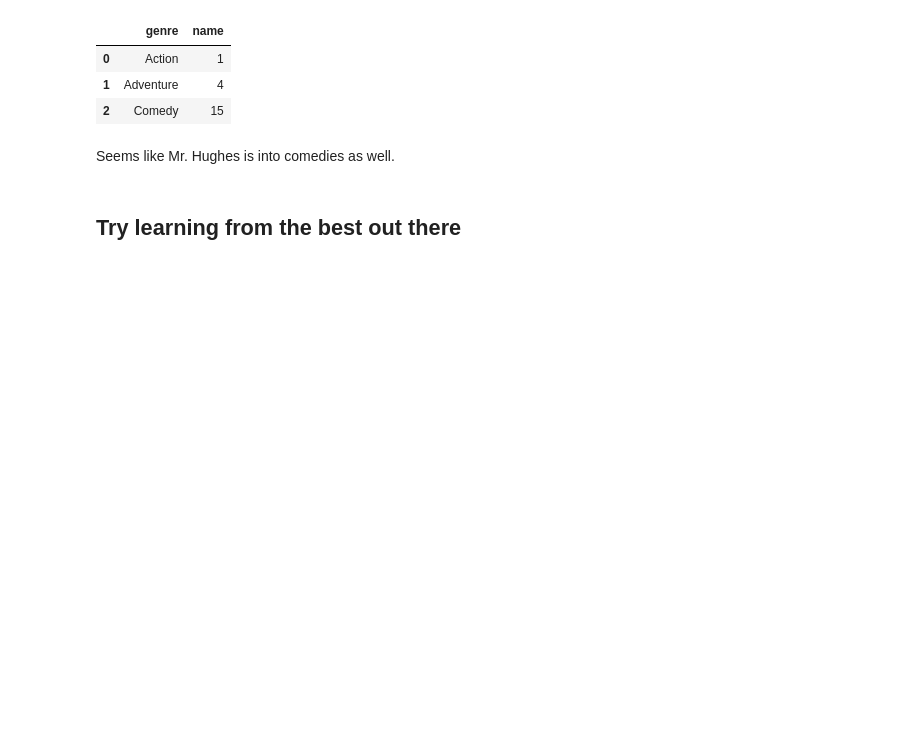
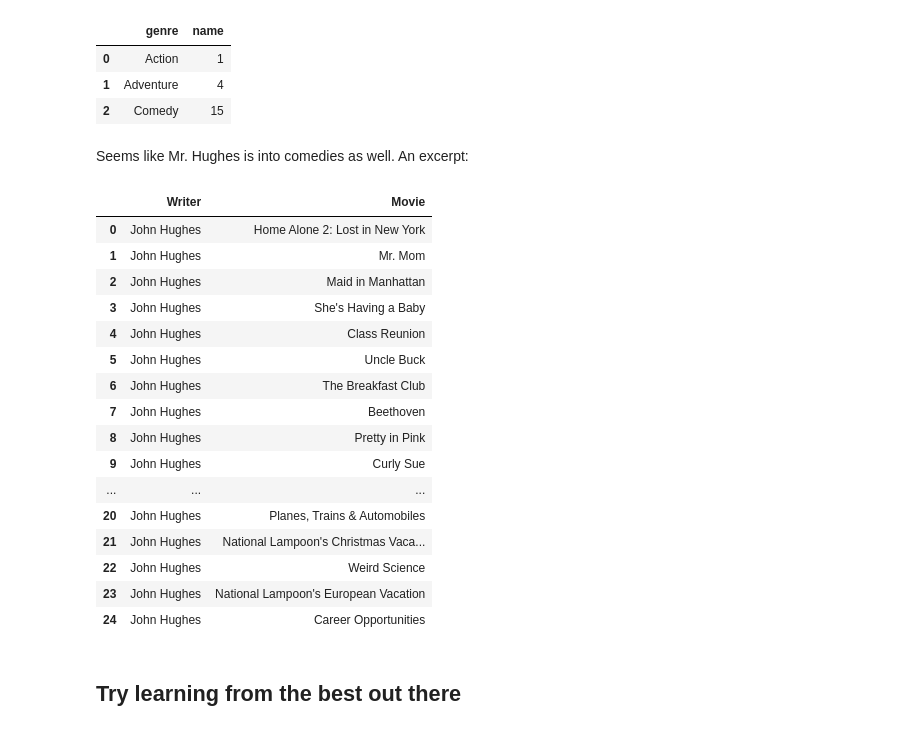
Before and after one commit to wi20b089/bdinf, a Jupyter notebook: Movies/movies-notebook.ipynb, the cells around one changed output. Cells and saved outputs as stored; diff of their text form; code cells hidden in the pictures; blank space fills up the shorter version.

```diff
--- a/Movies/movies-notebook.ipynb
+++ b/Movies/movies-notebook.ipynb
@@ -449,7 +468,28 @@ Hughes_genres
 | 1 | Adventure | 4 |
 | 2 | Comedy | 15 |
 # %% [markdown]
-Seems like Mr. Hughes is into comedies as well.
+Seems like Mr. Hughes is into comedies as well. An excerpt:
+# %%
+stephking = "MATCH (w:Writer {name:'John Hughes'})-[:WROTE]->(m:Movie) RETURN w.name as Writer, m.name as Movie"
+graph.run(stephking).to_data_frame()
+# %% [output]
+|  | Writer | Movie |
+| 0 | John Hughes | Home Alone 2: Lost in New York |
+| 1 | John Hughes | Mr. Mom |
+| 2 | John Hughes | Maid in Manhattan |
+| 3 | John Hughes | She's Having a Baby |
+| 4 | John Hughes | Class Reunion |
+| 5 | John Hughes | Uncle Buck |
+| 6 | John Hughes | The Breakfast Club |
+| 7 | John Hughes | Beethoven |
+| 8 | John Hughes | Pretty in Pink |
+| 9 | John Hughes | Curly Sue |
+| ... | ... | ... |
+| 20 | John Hughes | Planes, Trains & Automobiles |
+| 21 | John Hughes | National Lampoon's Christmas Vaca... |
+| 22 | John Hughes | Weird Science |
+| 23 | John Hughes | National Lampoon's European Vacation |
+| 24 | John Hughes | Career Opportunities |
 # %% [markdown]
 ## Try learning from the best out there
 # %% [markdown]
```
Also changed, not shown: parts of 26 cells of this notebook.
